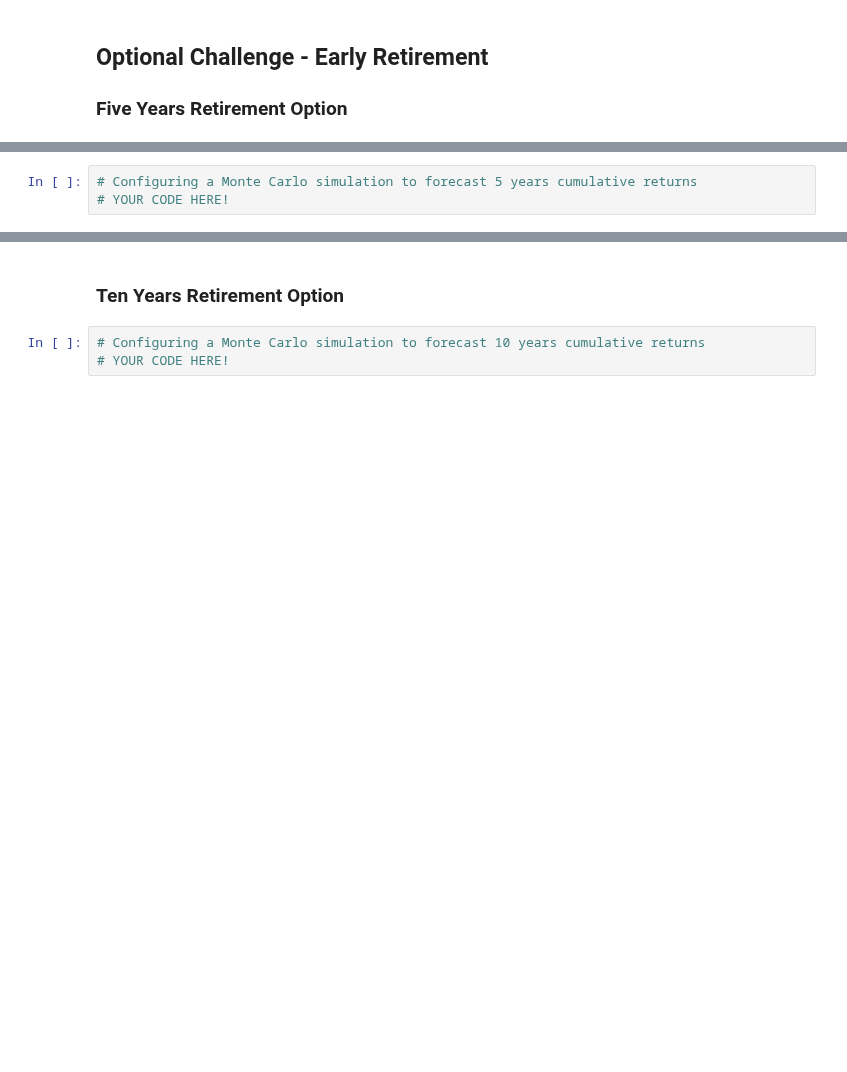
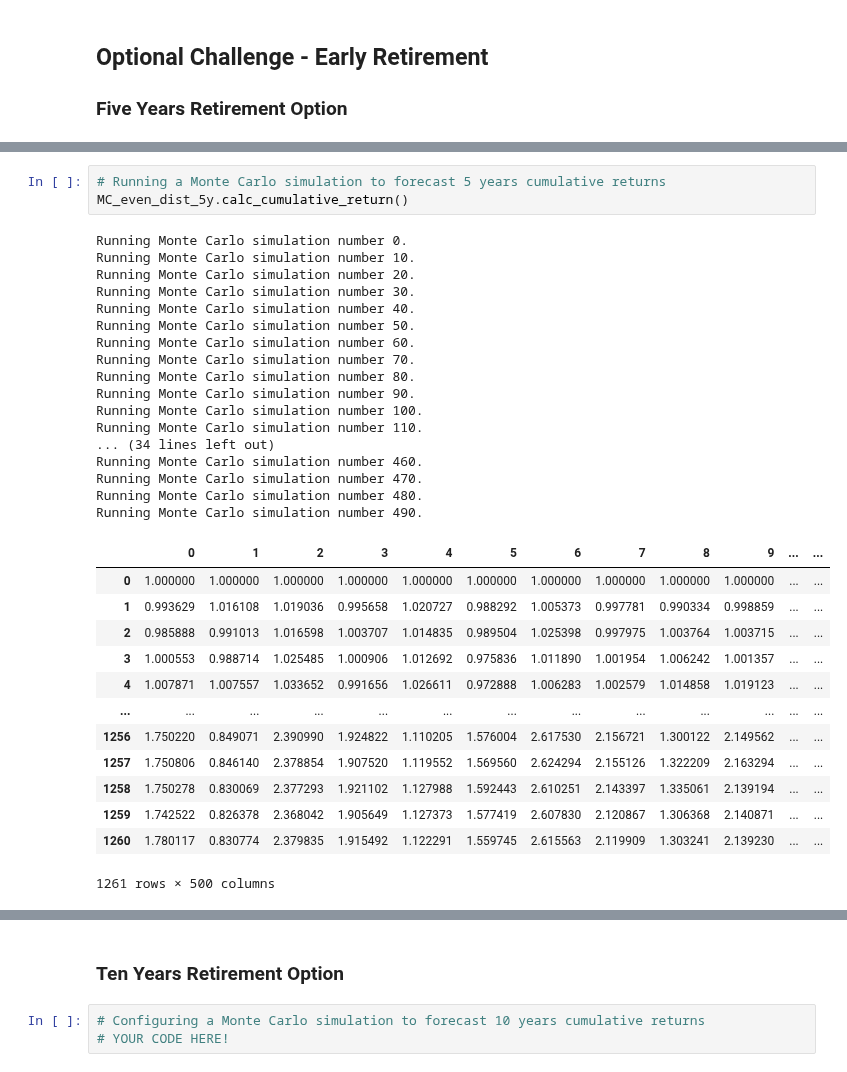
Before and after one commit to mikerae1/Financial_Planning, a Jupyter notebook: homework/Starter_Code/financial-planner.ipynb, the cells around one changed output, grey strips where cells are left out. Cells and saved outputs as stored; diff of their text form; blank space fills up the shorter version.

```diff
--- a/homework/Starter_Code/financial-planner.ipynb
+++ b/homework/Starter_Code/financial-planner.ipynb
@@ -295,3 +334,34 @@ There is a 95% chance that an initial investment of $30000.0 in the portfolio ov
 # %%
-# Configuring a Monte Carlo simulation to forecast 5 years cumulative returns
-# YOUR CODE HERE!
+# Running a Monte Carlo simulation to forecast 5 years cumulative returns
+MC_even_dist_5y.calc_cumulative_return()
+# %% [output]
+Running Monte Carlo simulation number 0.
+Running Monte Carlo simulation number 10.
+Running Monte Carlo simulation number 20.
+Running Monte Carlo simulation number 30.
+Running Monte Carlo simulation number 40.
+Running Monte Carlo simulation number 50.
+Running Monte Carlo simulation number 60.
+Running Monte Carlo simulation number 70.
+Running Monte Carlo simulation number 80.
+Running Monte Carlo simulation number 90.
+Running Monte Carlo simulation number 100.
+Running Monte Carlo simulation number 110.
+... (34 lines left out)
+Running Monte Carlo simulation number 460.
+Running Monte Carlo simulation number 470.
+Running Monte Carlo simulation number 480.
+Running Monte Carlo simulation number 490.
+|  | 0 | 1 | 2 | 3 | 4 | 5 | 6 | 7 | 8 | 9 | ... | ... |
+| 0 | 1.000000 | 1.000000 | 1.000000 | 1.000000 | 1.000000 | 1.000000 | 1.000000 | 1.000000 | 1.000000 | 1.000000 | ... | ... |
+| 1 | 0.993629 | 1.016108 | 1.019036 | 0.995658 | 1.020727 | 0.988292 | 1.005373 | 0.997781 | 0.990334 | 0.998859 | ... | ... |
+| 2 | 0.985888 | 0.991013 | 1.016598 | 1.003707 | 1.014835 | 0.989504 | 1.025398 | 0.997975 | 1.003764 | 1.003715 | ... | ... |
+| 3 | 1.000553 | 0.988714 | 1.025485 | 1.000906 | 1.012692 | 0.975836 | 1.011890 | 1.001954 | 1.006242 | 1.001357 | ... | ... |
+| 4 | 1.007871 | 1.007557 | 1.033652 | 0.991656 | 1.026611 | 0.972888 | 1.006283 | 1.002579 | 1.014858 | 1.019123 | ... | ... |
+| ... | ... | ... | ... | ... | ... | ... | ... | ... | ... | ... | ... | ... |
+| 1256 | 1.750220 | 0.849071 | 2.390990 | 1.924822 | 1.110205 | 1.576004 | 2.617530 | 2.156721 | 1.300122 | 2.149562 | ... | ... |
+| 1257 | 1.750806 | 0.846140 | 2.378854 | 1.907520 | 1.119552 | 1.569560 | 2.624294 | 2.155126 | 1.322209 | 2.163294 | ... | ... |
+| 1258 | 1.750278 | 0.830069 | 2.377293 | 1.921102 | 1.127988 | 1.592443 | 2.610251 | 2.143397 | 1.335061 | 2.139194 | ... | ... |
+| 1259 | 1.742522 | 0.826378 | 2.368042 | 1.905649 | 1.127373 | 1.577419 | 2.607830 | 2.120867 | 1.306368 | 2.140871 | ... | ... |
+| 1260 | 1.780117 | 0.830774 | 2.379835 | 1.915492 | 1.122291 | 1.559745 | 2.615563 | 2.119909 | 1.303241 | 2.139230 | ... | ... |
+1261 rows × 500 columns
```
Also changed, not shown: parts of 24 cells of this notebook.
